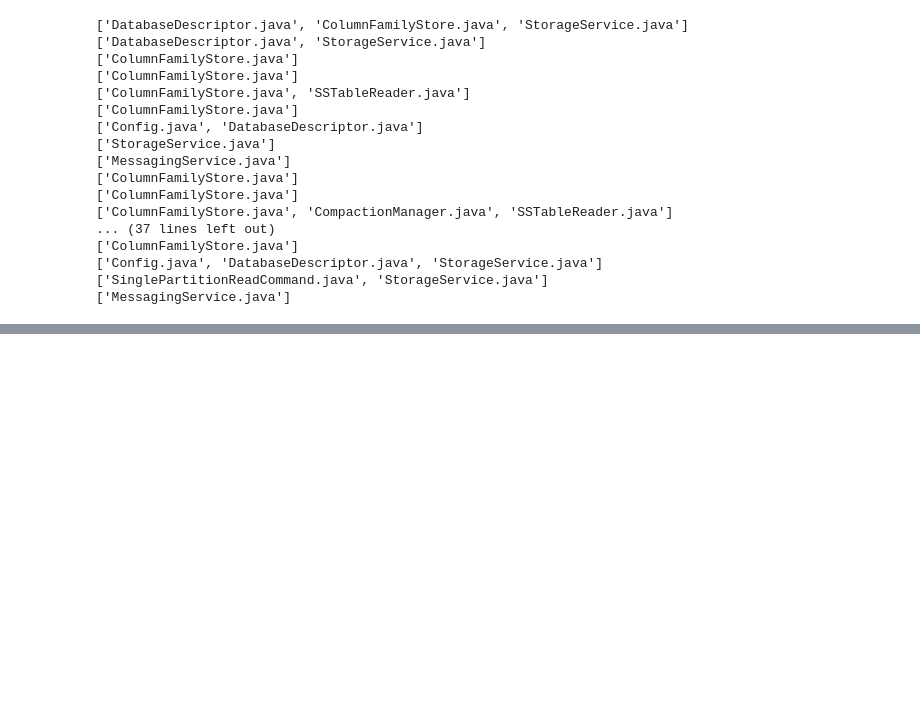
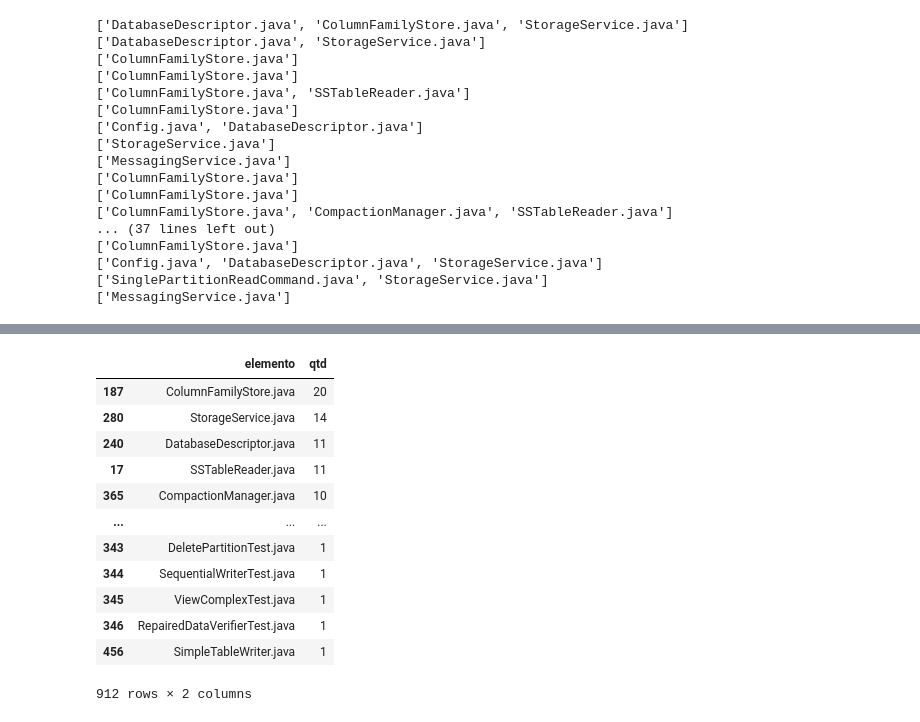
Before and after one commit to armandossrecife/teste, a Jupyter notebook: revisar_experimentos_metodo_tese3.ipynb, the cells around one changed output, grey strips where cells are left out. Saved outputs shown, nothing was run; the diff lists cells and outputs as text; code cells hidden in the pictures; blank space fills up the shorter version.

```diff
--- a/revisar_experimentos_metodo_tese3.ipynb
+++ b/revisar_experimentos_metodo_tese3.ipynb
@@ -315,0 +438,18 @@ for each in df_analise1.m_files:
+# %%
+df_ccqtdissues = pd.read_csv('ccqtdissuescassandra.csv')
+df_ccqtdissues = df_ccqtdissues.sort_values(by='qtd', ascending=False)
+df_ccqtdissues
+# %% [output]
+|  | elemento | qtd |
+| 187 | ColumnFamilyStore.java | 20 |
+| 280 | StorageService.java | 14 |
+| 240 | DatabaseDescriptor.java | 11 |
+| 17 | SSTableReader.java | 11 |
+| 365 | CompactionManager.java | 10 |
+| ... | ... | ... |
+| 343 | DeletePartitionTest.java | 1 |
+| 344 | SequentialWriterTest.java | 1 |
+| 345 | ViewComplexTest.java | 1 |
+| 346 | RepairedDataVerifierTest.java | 1 |
+| 456 | SimpleTableWriter.java | 1 |
+912 rows × 2 columns
```
Also changed, not shown: parts of 17 cells of this notebook.
